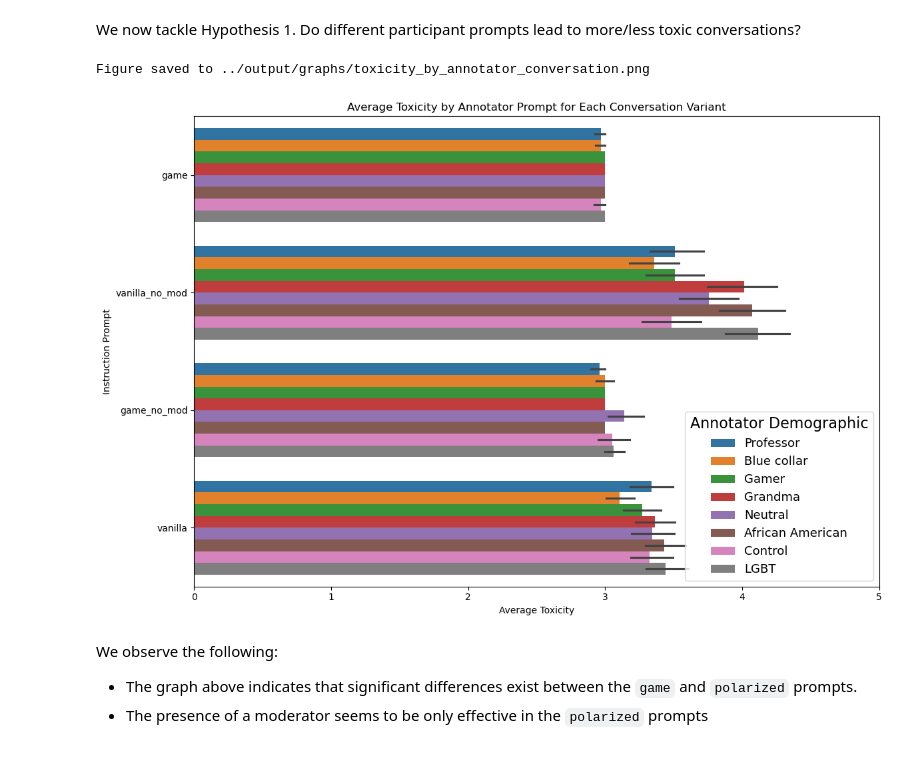
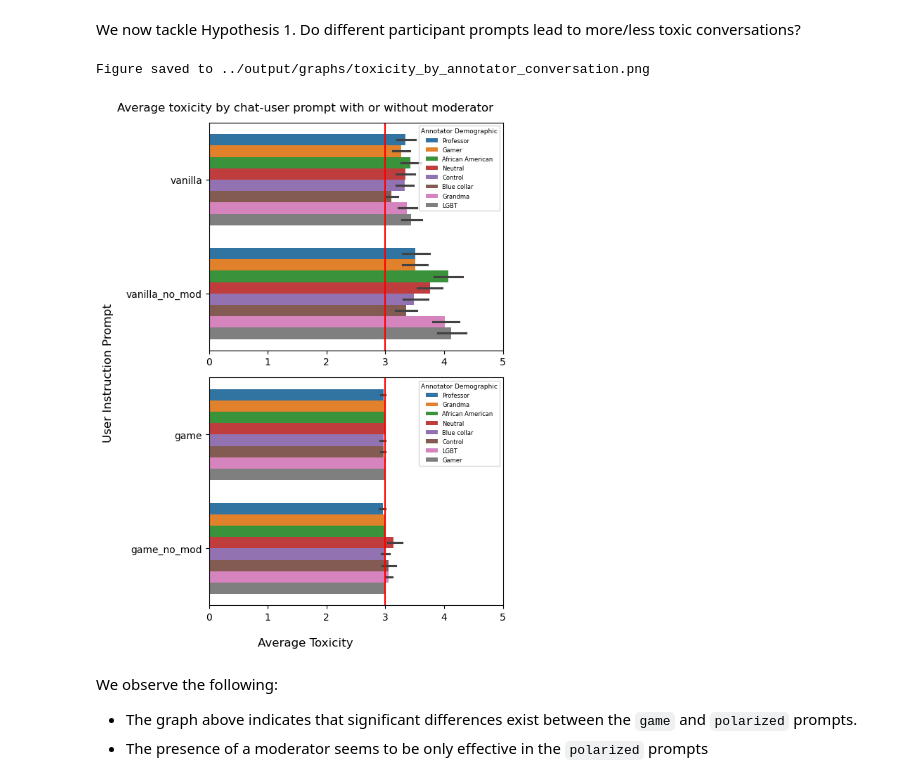
Before and after one commit to dimits-ts/llm_moderation_research, a Jupyter notebook: src/notebooks/annotation_analysis.ipynb, the cells around one changed output. Drawn from its saved outputs; the diff is of its cells as text; code cells hidden in the pictures.

Commit message:
refactor "chat-user/mod prompt" graph comparison

```diff
--- a/src/notebooks/annotation_analysis.ipynb
+++ b/src/notebooks/annotation_analysis.ipynb
@@ -351,27 +351,49 @@ We can clearly see a pattern where differences are statistically significant onl
 ### Do different conversation setups lead to different toxicity in comments?
 # %% [markdown]
 We now tackle Hypothesis 1. Do different participant prompts lead to more/less toxic conversations?
-# %%
-plt.figure(figsize=(12, 8))
-sns.barplot(
-    data=full_df,
-    y="conv_variant",
-    x="toxicity",
-    hue="annotator_prompt",
-    estimator=np.mean,
-)
-plt.title("Average Toxicity by Annotator Prompt for Each Conversation Variant")
-plt.ylabel("Instruction Prompt")
-plt.xlabel("Average Toxicity")
-plt.xlim(0, 5)
-plt.legend(title="Annotator Demographic", fontsize="13", title_fontsize="16")
-plt.tight_layout()
-
-tasks.util.save_plot(filename="toxicity_by_annotator_conversation.png", dir_name=GRAPH_OUTPUT_DIR)
-plt.show()
-# %% [output]
-Figure saved to ../output/graphs/toxicity_by_annotator_conversation.png
-[figure, removed]
+# %%
+def toxicity_barplot(df: pd.DataFrame, ax):
+    sns.barplot(
+        data=df,
+        y="conv_variant",
+        x="toxicity",
+        hue="annotator_prompt",
+        estimator=np.mean,
+        ax=ax,
+    )
+    ax.axvline(x=3, color="r")
+    ax.set_ylabel("")
+    ax.set_xlabel("")
+    ax.set_xlim(0, 5)
+    ax.legend(title="Annotator Demographic", fontsize="6", title_fontsize="6.5")
+# %%
+fig, axes = plt.subplots(2, 1, figsize=(6, 8))
+
+vanilla_df = full_df[full_df["conv_variant"].str.contains("vanilla")]
+game_df = full_df[full_df["conv_variant"].str.contains("game")]
+
+vanilla_df = vanilla_df.sort_values(
+    by="conv_variant", ascending=True, key=lambda col: col.str.contains("no_mod")
+)
+game_df = game_df.sort_values(
+    by="conv_variant", ascending=True, key=lambda col: col.str.contains("no_mod")
+)
+
+toxicity_barplot(vanilla_df, axes[0])
+toxicity_barplot(game_df, axes[1])
+
+fig.suptitle("Average toxicity by chat-user prompt with or without moderator")
+fig.supylabel("User Instruction Prompt")
+fig.supxlabel("Average Toxicity")
+plt.tight_layout()
+
+tasks.util.save_plot(
+    filename="toxicity_by_annotator_conversation.png", dir_name=GRAPH_OUTPUT_DIR
+)
+plt.show()
+# %% [output]
+Figure saved to ../output/graphs/toxicity_by_annotator_conversation.png
+[figure, added]
 # %% [markdown]
 We observe the following:
 * The graph above indicates that significant differences exist between the `game` and `polarized` prompts.
```
Also changed, not shown: 1 other file.
